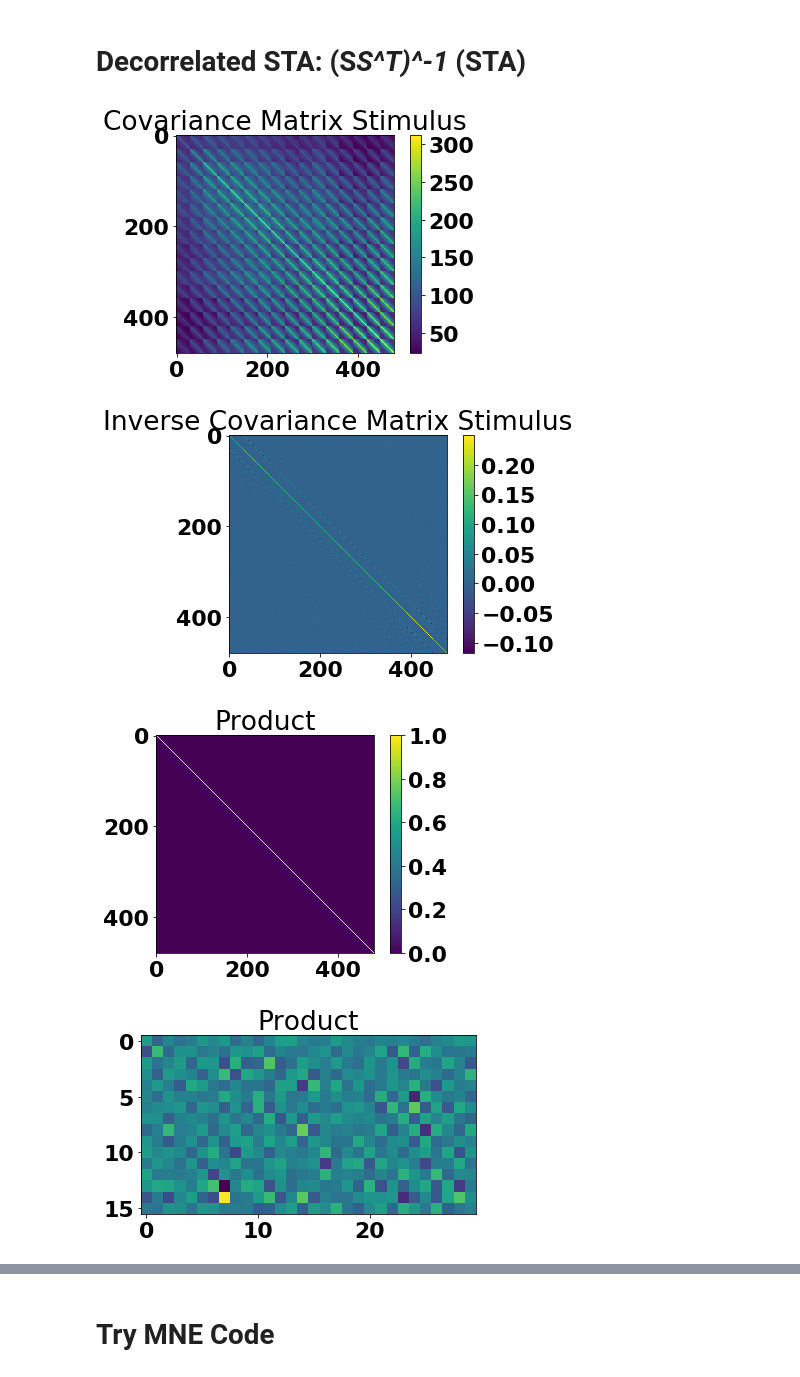
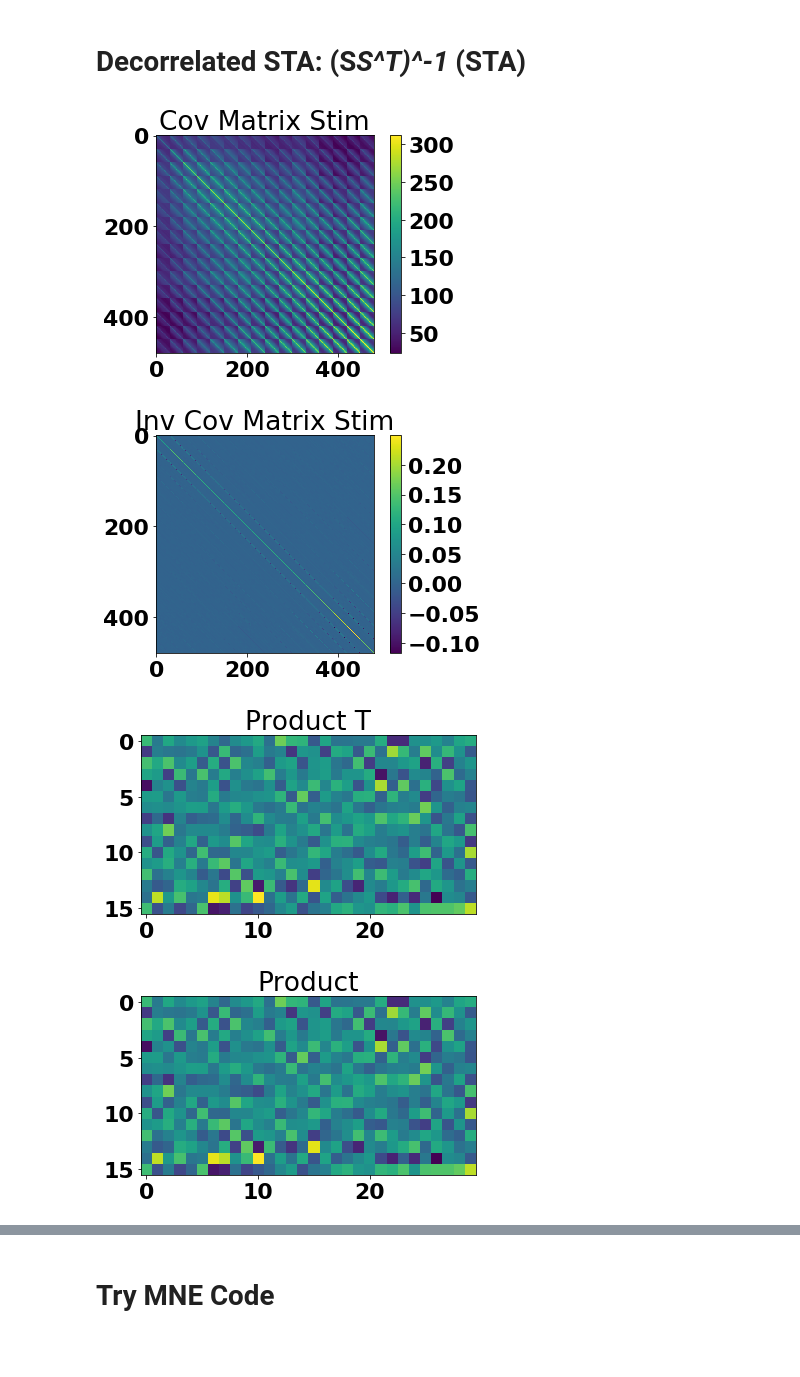
Before and after one commit to TimCSheehan/try_STRF, a Jupyter notebook: get_MNE_v2.ipynb, the cells around one changed output, grey strips where cells are left out. Drawn from its saved outputs; the diff is of its cells as text; code cells hidden in the pictures; blank space fills up the shorter version.

```diff
--- a/get_MNE_v2.ipynb
+++ b/get_MNE_v2.ipynb
@@ -63,7 +63,8 @@ song_names = list(set(trials['stimulus']))
 ratio = get_STA.get_ds_rate(songs)
 song_mask, song_ramp = get_STA.get_song_mask(trials,ratio/2)
 # %%
-neuron_ind = 2
+neuron_ind = 4
+print((np.float(ratio)/fs)*2.)
 window = 30
 my_cluster = neurons['cluster'][neuron_ind]
 my_spikes = spikes[spikes['cluster']==my_cluster]
@@ -71,5 +72,12 @@ spk_times = my_spikes['time_samples'].values
 STA,f = get_STA.get_sta(spk_times,songs,song_mask,song_ramp,window)
 mSTA = np.mean(STA,0)
 plt.imshow(mSTA)
+plt.title('STA')
 plt.show()
+
+dSTA = np.reshape(np.matmul(my_cov_inv,mSTA.flatten()),np.shape(mSTA))
+
+plt.imshow(dSTA)
+plt.title('dSTA')
+plt.show()
 # %% [output]
@@ -91,29 +101,34 @@ t_0 = np.shape(stack_out)[1]
 my_covm = np.matmul(stack_out,np.transpose(stack_out))/t_0
 my_cov_inv = inv(my_covm)
 dSTA = np.reshape(np.matmul(my_cov_inv,mSTA.flatten()),np.shape(mSTA))
+
+dSTA_T = np.reshape(np.matmul(np.transpose(my_cov_inv),mSTA.flatten()),np.shape(mSTA))
 # %%
 plt.imshow(my_covm)
 plt.colorbar()
-plt.title('Covariance Matrix Stimulus')
+plt.title('Cov Matrix Stim')
 plt.show()
 
 plt.imshow(my_cov_inv)
 plt.colorbar()
-plt.title('Inverse Covariance Matrix Stimulus')
+plt.title('Inv Cov Matrix Stim')
 plt.show()
 
-plt.imshow(np.matmul(my_cov_inv,my_covm))
-plt.colorbar()
-plt.title('Product')
+# plt.imshow(np.matmul(my_cov_inv,my_covm))
+# plt.colorbar()
+# plt.title('Product')
+# plt.show()
+
+plt.imshow(dSTA_T)
+plt.title('Product T')
 plt.show()
 
-plt.imshow(dSTA)
-# plt.colorbar()
-plt.title('Product')
-plt.show()
+# plt.imshow(dSTA)
+# plt.title('Product')
+# plt.show()
 # %% [output]
-[figure, old version]
+[figure, new version]
-[figure, old version]
+[figure, new version]
-[figure, old version]
+[figure, new version]
-[figure, old version]
+[figure, new version]
 # %%
```
Also changed, not shown: parts of 9 cells of this notebook, 1 other file.
